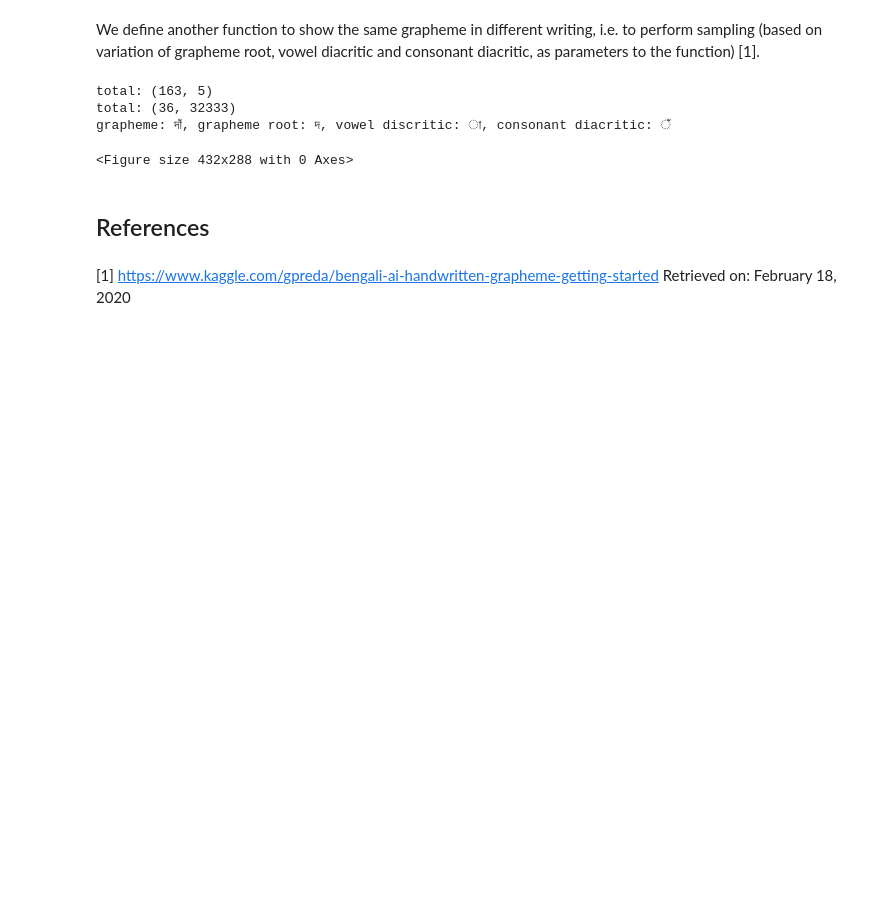
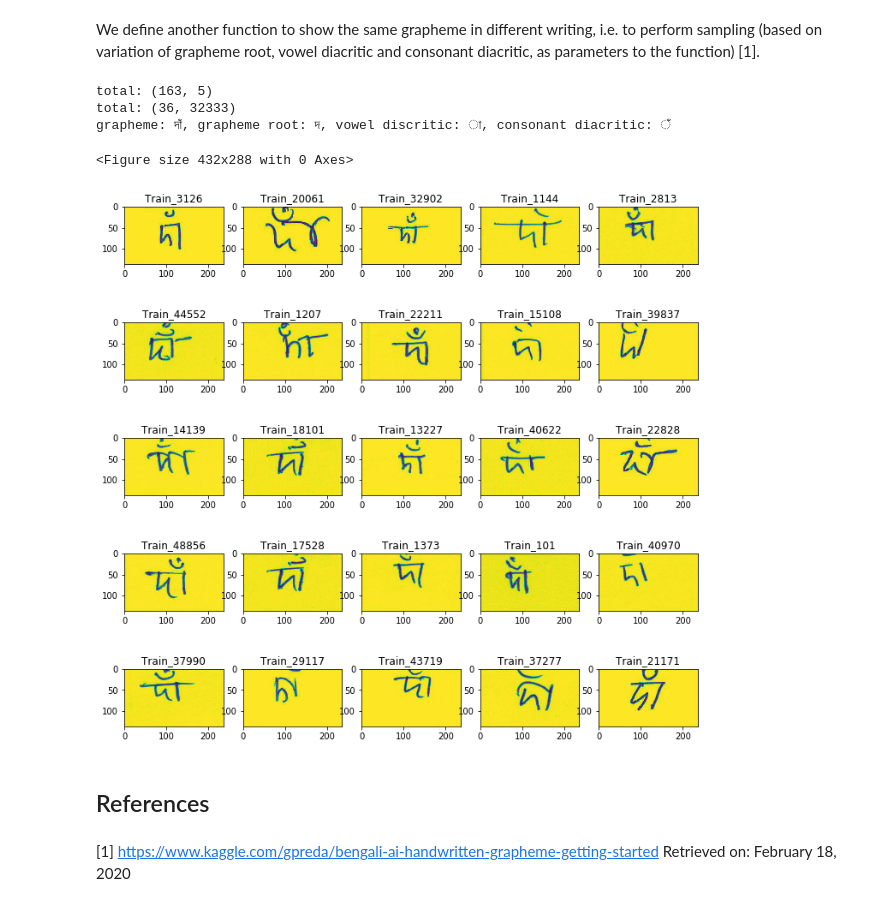
Before and after one commit to mtuit/mlip-team-sannedekleijn, a Jupyter notebook: BengaliAI Challenge/MLiP_group_SannedeKleijn.ipynb, the cells around one changed output. Drawn from its saved outputs; the diff is of its cells as text; code cells hidden in the pictures; blank space fills up the shorter version.

```diff
--- a/BengaliAI Challenge/MLiP_group_SannedeKleijn.ipynb
+++ b/BengaliAI Challenge/MLiP_group_SannedeKleijn.ipynb
@@ -26,26 +26,26 @@ for dirname, _, filenames in os.walk('Data'):
 
 # Load the train data
 DATA_FOLDER = 'Data/'
-train_df = pd.read_csv(os.path.join(DATA_FOLDER, 'train.csv'))
-train_df.head()
+train_df_ = pd.read_csv(os.path.join(DATA_FOLDER, 'train.csv'))
+train_df_.head()
 
-print('train_df shape: ', train_df.shape)
+print('train_df shape: ', train_df_.shape)
 
 # Load the test data
-test_df = pd.read_csv(os.path.join(DATA_FOLDER, 'test.csv'))
-test_df.head()
+test_df_ = pd.read_csv(os.path.join(DATA_FOLDER, 'test.csv'))
+test_df_.head()
 
-print('test_df shape: ', test_df.shape)
+print('test_df shape: ', test_df_.shape)
 
 # Load class map
-class_map_df = pd.read_csv(os.path.join(DATA_FOLDER, 'class_map.csv'))
-class_map_df.head()
+class_map_df_ = pd.read_csv(os.path.join(DATA_FOLDER, 'class_map.csv'))
+class_map_df_.head()
 
-print('class_map_df shape: ', class_map_df.shape)
+print('class_map_df shape: ', class_map_df_.shape)
 
 # Load sample submissions
-sample_submission_df = pd.read_csv(os.path.join(DATA_FOLDER, 'sample_submission.csv'))
-sample_submission_df.head()
+sample_submission_df_ = pd.read_csv(os.path.join(DATA_FOLDER, 'sample_submission.csv'))
+sample_submission_df_.head()
 
-print('sample_submission_df shape: ', sample_submission_df.shape)
+print('sample_submission_df shape: ', sample_submission_df_.shape)
 # %% [output]
@@ -223,12 +251,13 @@ def display_writting_variety(data_df=train_0_df, grapheme_root=72, vowel_diacrit
     sample_df = sample_df.sample(size * size)
     display_image_from_data(sample_df, size=size)
 # %%
-display_writting_variety(train_0_df,72,1,1,4)
+display_writting_variety(train_0_df,72,1,1,5)
 # %% [output]
 total: (163, 5)
 total: (36, 32333)
 grapheme: দাঁ, grapheme root: দ, vowel discritic: া, consonant diacritic: ঁ
 <Figure size 432x288 with 0 Axes>
+[figure, added]
 # %% [markdown]
 ## References
 # %% [markdown]
```
Also changed, not shown: parts of 28 cells of this notebook, 2 other files.
